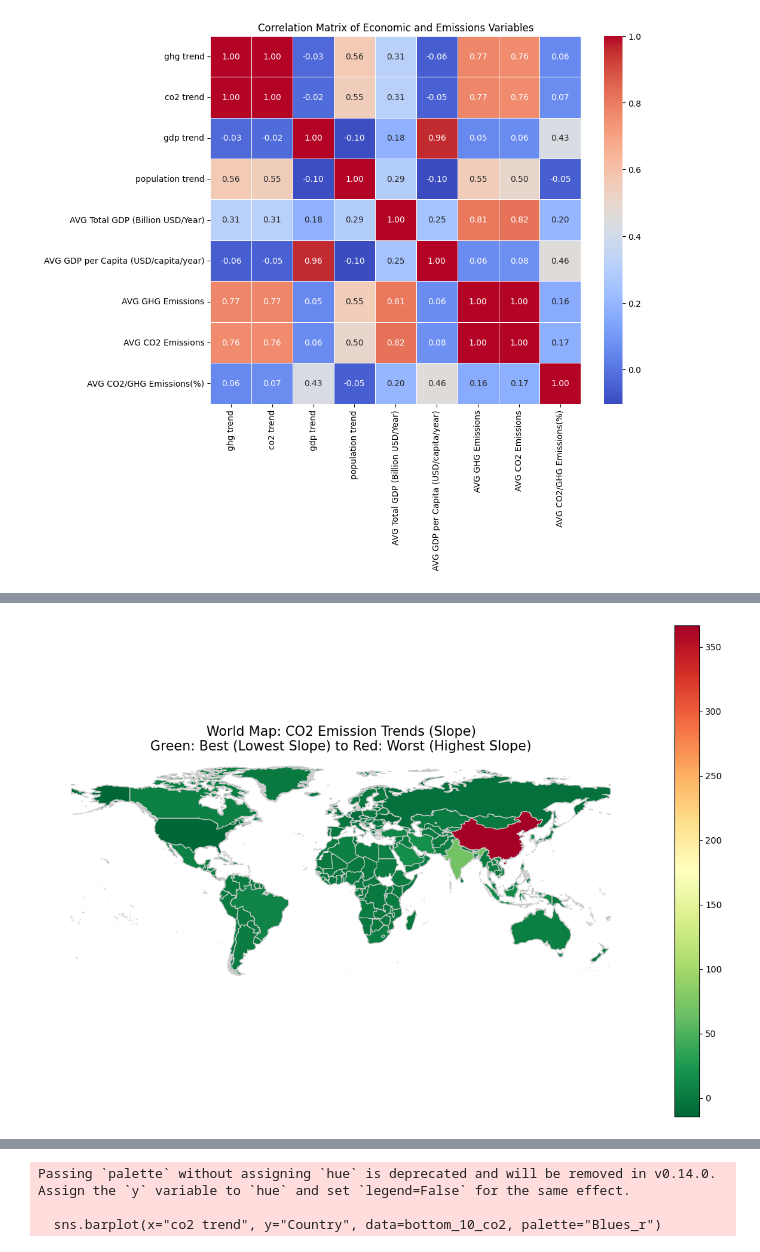
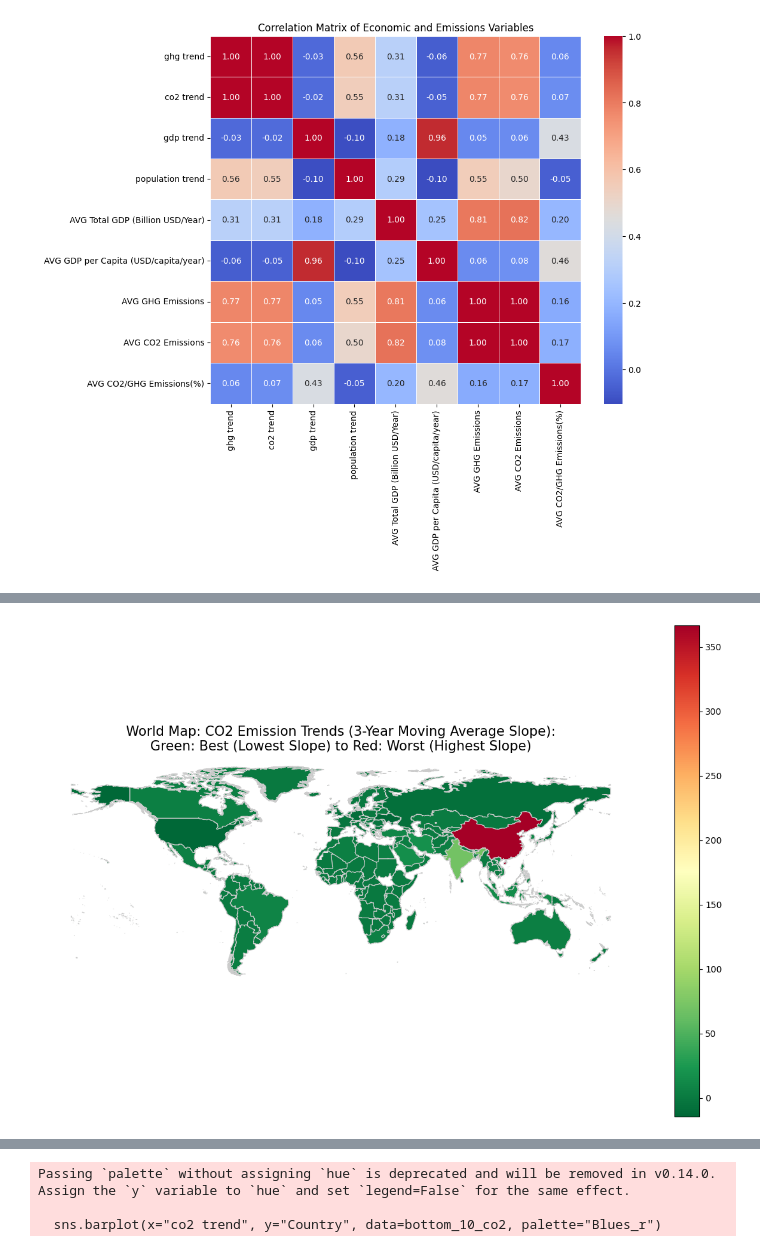
Before and after one commit to Chonnakarn-jir/CO2-Emissions-Trends, a Jupyter notebook: Study of CO2 Emissions Trends.ipynb, the cells around one changed output, grey strips where cells are left out. Cells and saved outputs as stored; diff of their text form; code cells hidden in the pictures.

```diff
--- a/Study of CO2 Emissions Trends.ipynb
+++ b/Study of CO2 Emissions Trends.ipynb
@@ -1836,27 +1836,25 @@ plt.show()
 # %%
-import geopandas as gpd
-
 # Load world boundaries from an online GeoJSON source
 url = "https://raw.githubusercontent.com/datasets/geo-countries/master/data/countries.geojson"
 world = gpd.read_file(url)
 
 # Merge your trend data with the world GeoDataFrame.
 # Here, trend_df has a column 'Country Code' that we assume contains ISO-3 codes,
 # which correspond to the 'ISO_A3' column in the world GeoDataFrame.
 merged = world.merge(trend_tgdp19902024, left_on='ISO_A3', right_on='Country Code', how='left')
 
 # Plot the choropleth map using the 'co2 trend' column.
 # We use the colormap 'RdYlGn_r' so that higher (worsening) trends are red and lower (improving) trends are green.
 fig, ax = plt.subplots(1, 1, figsize=(15, 10))
 merged.plot(column='co2 trend', cmap='RdYlGn_r', linewidth=0.8, ax=ax, edgecolor='0.8', legend=True)
 
 # Set a title and remove the axes for a cleaner look.
-ax.set_title('World Map: CO2 Emission Trends (Slope)\nGreen: Best (Lowest Slope) to Red: Worst (Highest Slope)', fontsize=15)
+ax.set_title('World Map: CO2 Emission Trends (3-Year Moving Average Slope):\nGreen: Best (Lowest Slope) to Red: Worst (Highest Slope)', fontsize=15)
 ax.set_axis_off()
 
 plt.show()
 # %% [output]
-[figure, old version]
+[figure, new version]
 # %%
 # เลือก 10 ประเทศที่มีค่า CO2 Trend สูงสุดจาก DataFrame trend_tgdp19902024
 top_10_co2 = trend_tgdp19902024.nlargest(10, "co2 trend")
```
Also changed, not shown: parts of 15 cells of this notebook.
